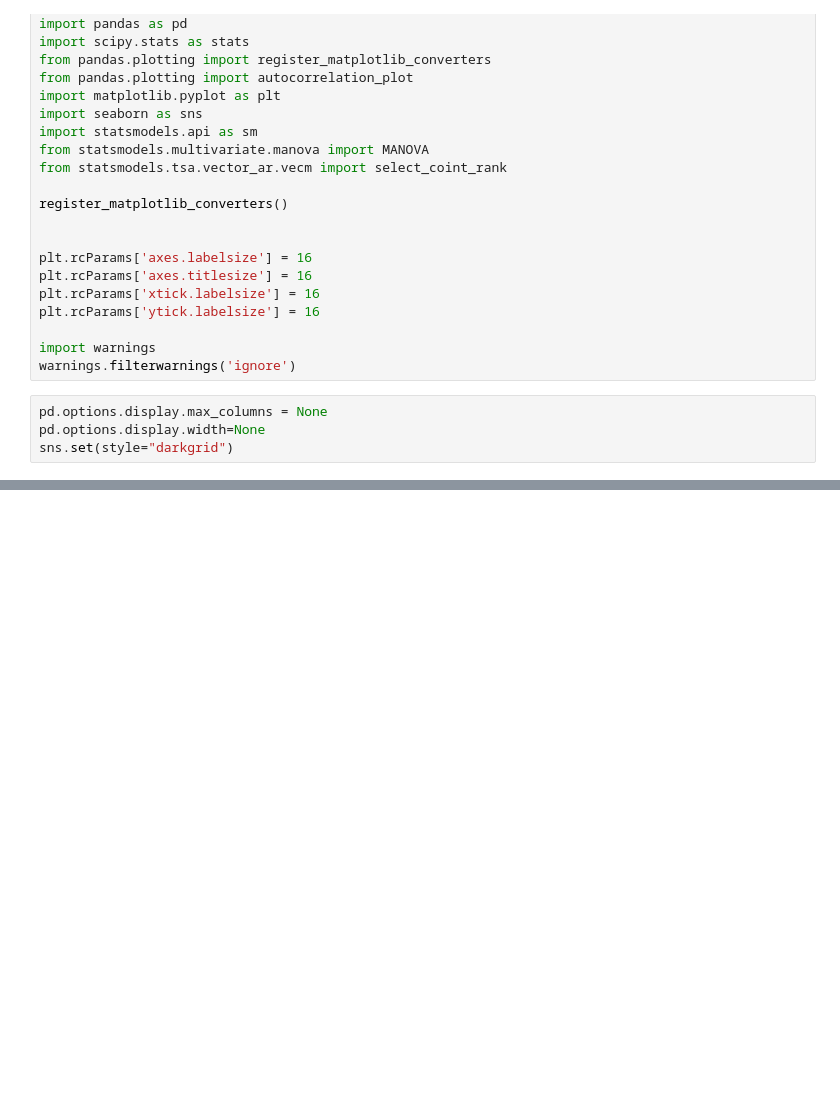
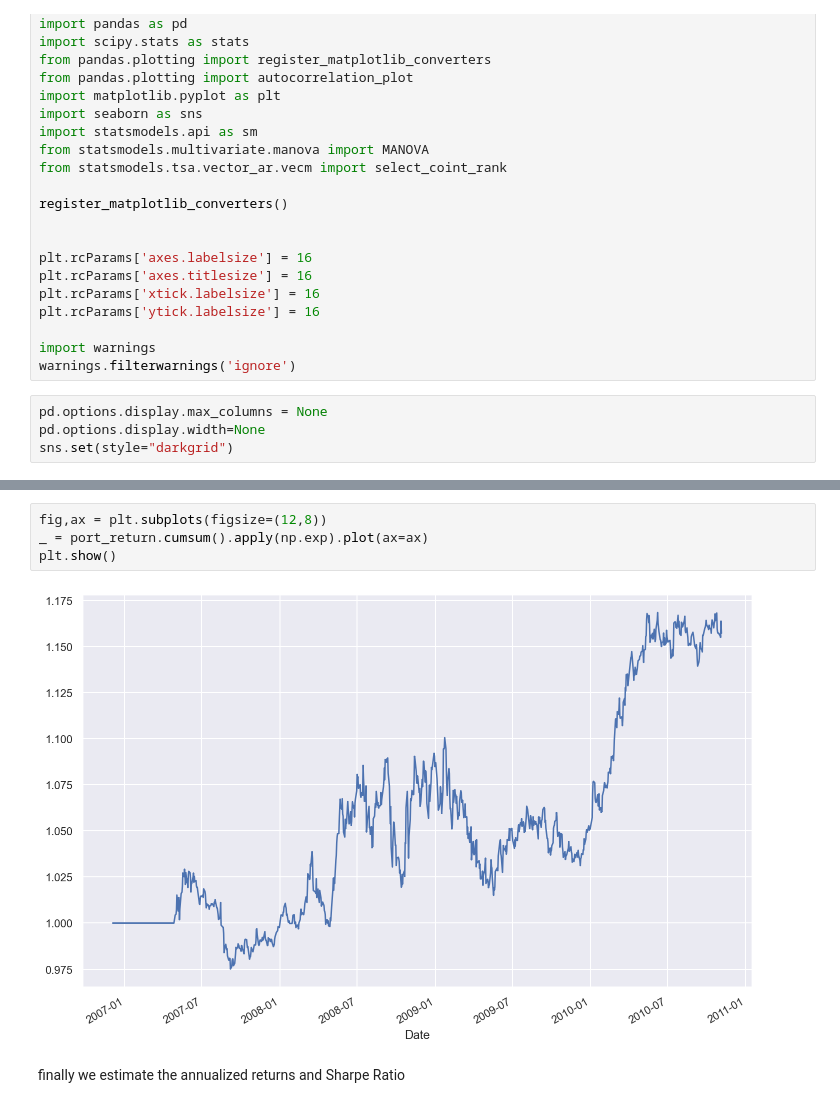
Before and after one commit to NehrenD/algo_trading_and_quant_strategies, a Jupyter notebook: exercises/chapter5_solutions.ipynb, the cells around one changed output, grey strips where cells are left out. Saved outputs shown, nothing was run; the diff lists cells and outputs as text; blank space fills up the shorter version.

```diff
--- a/exercises/chapter5_solutions.ipynb
+++ b/exercises/chapter5_solutions.ipynb
@@ -491,0 +129,8 @@ Comparing the test statistics for different ranks (r_0) we note that they are al
+# %%
+fig,ax = plt.subplots(figsize=(12,8))
+_ = port_return.cumsum().apply(np.exp).plot(ax=ax)
+plt.show()
+# %% [output]
+[figure, added]
+# %% [markdown]
+finally we estimate the annualized returns and Sharpe Ratio
```
Also changed, not shown: parts of 78 cells of this notebook.
